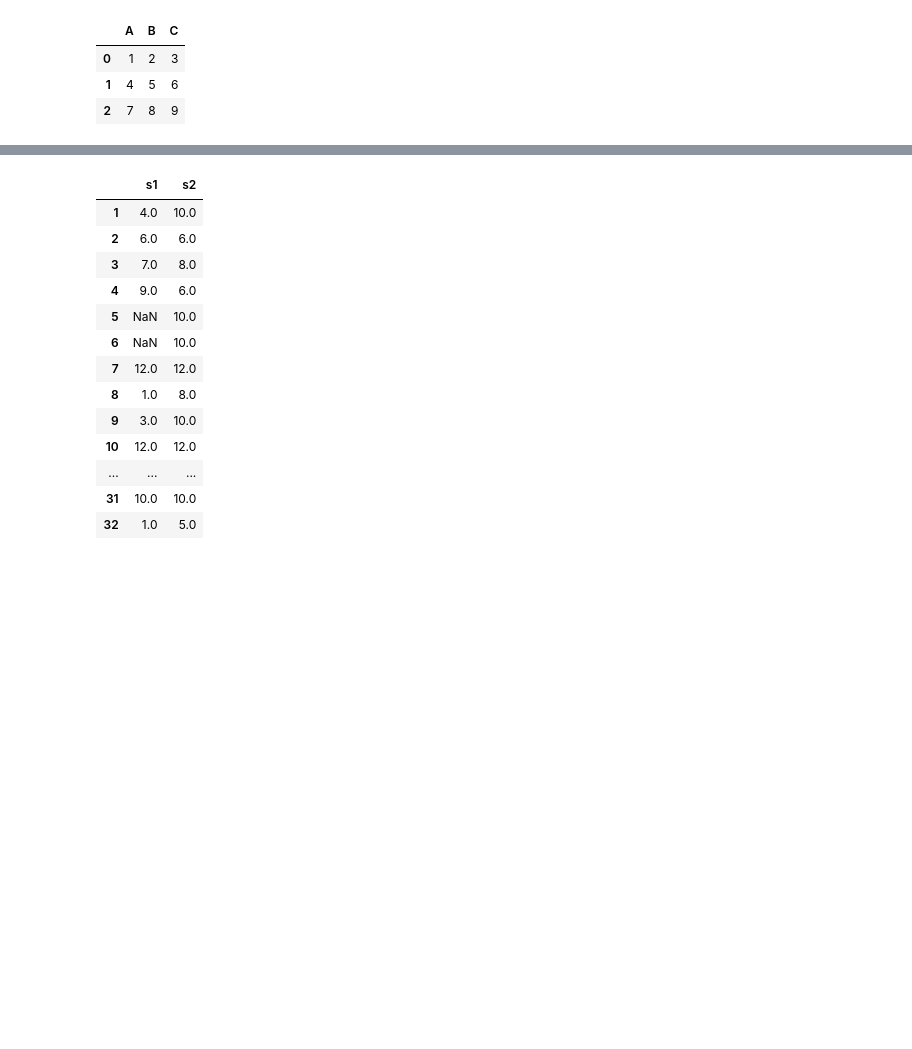
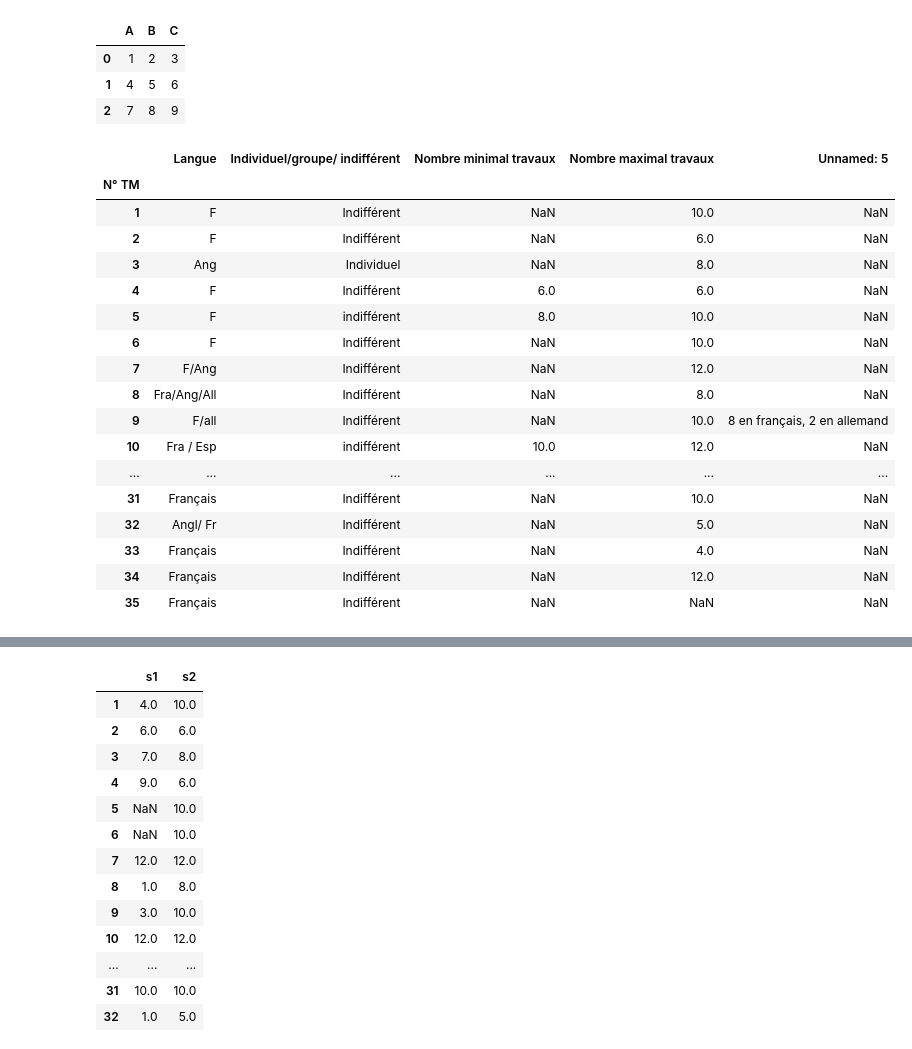
Before and after one commit to RadoTheProgrammer/TM-code, a Jupyter notebook: sandbox.ipynb, the cells around one changed output, grey strips where cells are left out. Saved outputs shown, nothing was run; the diff lists cells and outputs as text; code cells hidden in the pictures; blank space fills up the shorter version.

```diff
--- a/sandbox.ipynb
+++ b/sandbox.ipynb
@@ -335,4 +352,26 @@ df
 | 0 | 1 | 2 | 3 |
 | 1 | 4 | 5 | 6 |
 | 2 | 7 | 8 | 9 |
+# %%
+df = pd.read_excel(r"Donnees_TMs\Année 1\Liste sujets TM + jauge_année 1.xlsx",index_col=0)
+df
+# %% [output]
+|  | Langue | Individuel/groupe/ indifférent | Nombre minimal travaux | Nombre maximal travaux | Unnamed: 5 |
+| N° TM |  |  |  |  |  |
+| 1 | F | Indifférent | NaN | 10.0 | NaN |
+| 2 | F | Indifférent | NaN | 6.0 | NaN |
+| 3 | Ang | Individuel | NaN | 8.0 | NaN |
+| 4 | F | Indifférent | 6.0 | 6.0 | NaN |
+| 5 | F | indifférent | 8.0 | 10.0 | NaN |
+| 6 | F | Indifférent | NaN | 10.0 | NaN |
+| 7 | F/Ang | Indifférent | NaN | 12.0 | NaN |
+| 8 | Fra/Ang/All | Indifférent | NaN | 8.0 | NaN |
+| 9 | F/all | Indifférent | NaN | 10.0 | 8 en français, 2 en allemand |
+| 10 | Fra / Esp | indifférent | 10.0 | 12.0 | NaN |
+| ... | ... | ... | ... | ... | ... |
+| 31 | Français | Indifférent | NaN | 10.0 | NaN |
+| 32 | Angl/ Fr | Indifférent | NaN | 5.0 | NaN |
+| 33 | Français | Indifférent | NaN | 4.0 | NaN |
+| 34 | Français | Indifférent | NaN | 12.0 | NaN |
+| 35 | Français | Indifférent | NaN | NaN | NaN |
 # %%
```
Also changed, not shown: parts of 3 cells of this notebook, 4 other files.
